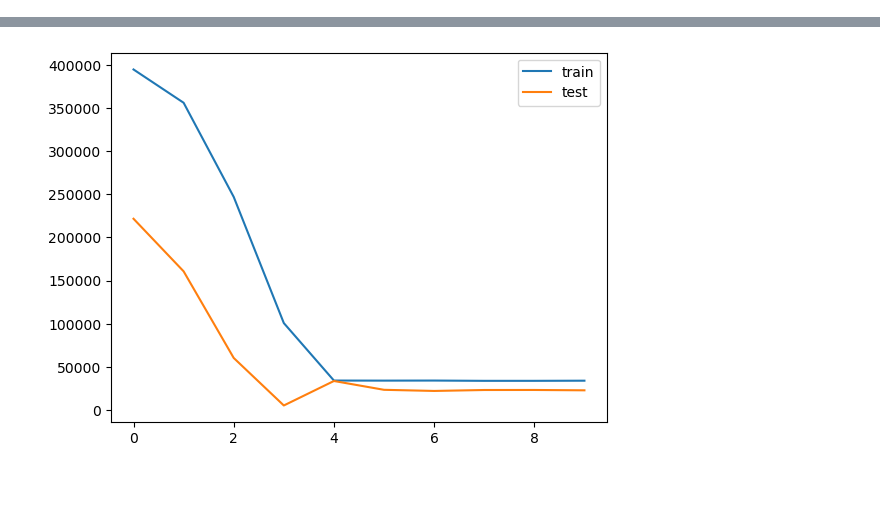
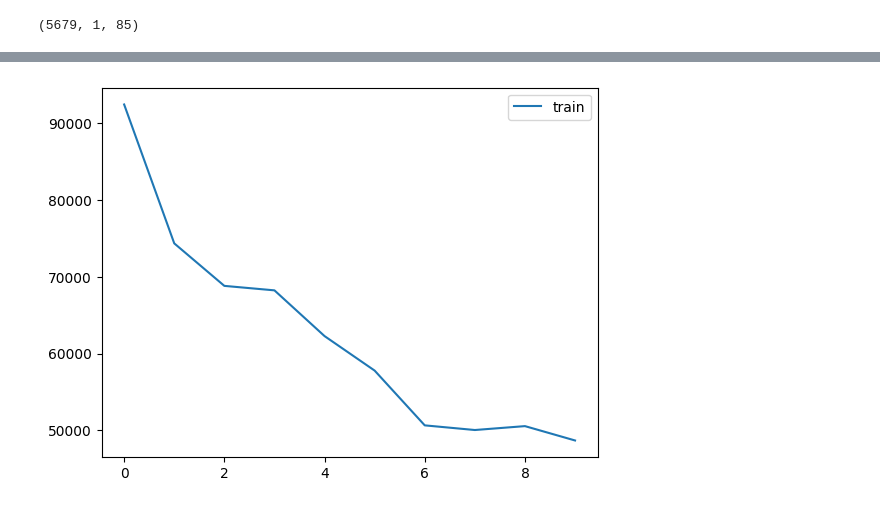
Before and after one commit to dan-vp/iot_co2_ampel_m, a Jupyter notebook: CO2_forecasting.ipynb, the cells around one changed output, grey strips where cells are left out. Saved outputs shown, nothing was run; the diff lists cells and outputs as text; code cells hidden in the pictures.

```diff
--- a/CO2_forecasting.ipynb
+++ b/CO2_forecasting.ipynb
@@ -26,7 +31,13 @@ Index(['date_time', 'tmp', 'hum', 'CO2', 'VOC', 'vis', 'IR', 'BLE', 'rssi',
       dtype='object')
 # %%
 from ML_Preparation.Feature_Engineering import *
-fe = FeatureEngineering(df_preprocessed, label = "CO2", categorical_features = ["room_number", "color", "season"])
+
+fe = FeatureEngineering(df_preprocessed.drop(columns = ["CO2_diff", "CO2_diff_per_sec", "VOC_CO2_ratio"]),
+                        label = "CO2",
+                        categorical_features = ["season", "room_number", "dayofweek", "color"],
+                        automated_feature_engineering = False)
+
+X_train, y_train, X_test, y_test = fe.feature_engineering(skip_scale = True)
 # %%
 df_train = fe.X_train
 df_train["CO2"] = fe.y_train
@@ -85,0 +71,3 @@ for i in range(0, n_out):
+# %%
+train_reframed = transform_data_for_forecasting(df_train, "CO2", 1, 1)
+test_reframed = transform_data_for_forecasting(df_test, "CO2", 1, 1)
@@ -108,3 +136,7 @@ test_y = np.asarray(test_y).astype('float32')
+# %%
+train_X.shape
+# %% [output]
+(5679, 1, 85)
 # %%
 import tensorflow as tf
 from keras.models import Sequential
@@ -113,33 +145,39 @@ from keras.optimizers import Adam, SGD
 from matplotlib import pyplot
 
 class MyLSTMModel:
-    def __init__(self, lstm_units=int(fe.X_train.shape[1]*2),input_shape=(None, fe.X_train.shape[1])):
+    def __init__(self,
+                 n_out,
+                 lstm_units=100,
+                 input_shape=(None, train_X.shape[-1]),
+                 ):
         self.model = Sequential()
-        self.model.add(LSTM(units=lstm_units, input_shape=input_shape, return_sequences = True))
-        self.model.add(Dropout(0.4))
-        self.model.add(LSTM(units=lstm_units*2, return_sequences = True))
+        self.model.add(LSTM(units=lstm_units, input_shape=input_shape, return_sequences = True, recurrent_dropout = 0.3))
         self.model.add(Dropout(0.3))
-        self.model.add(Dropout(0.3))
-        self.model.add(Bidirectional(LSTM(units=lstm_units)))
+        self.model.add(Bidirectional(LSTM(units=lstm_units, recurrent_dropout = 0.3)))
         self.model.add(Dropout(0.3))
         self.model.add(Dense(50, activation = "relu"))
+        self.model.add(Dropout(0.3))
         self.model.add(Dense(30, activation = "relu"))
+        self.model.add(Dropout(0.3))
         self.model.add(Dense(15, activation = "relu"))
+        self.model.add(Dropout(0.3))
 
-        self.model.add(Dense(1))
+        self.model.add(Dense(n_out))
 
-        self.model.compile(optimizer="adam", loss='mse')
+        self.model.compile(optimizer=Adam(learning_rate = 0.05), loss='mse')
 
     def summary(self):
         self.model.summary()
 
 # Instantiate the model
-my_model = MyLSTMModel()
+my_model = MyLSTMModel(1)
 
-history = my_model.model.fit(train_X, train_y, epochs=10, batch_size=256, validation_data=(test_X, test_y), verbose=2, shuffle=False)
+history = my_model.model.fit(train_X, train_y, epochs=10, batch_size=32,
+                             #validation_data=(test_X, test_y),
+                             verbose=2, shuffle=False)
 
 pyplot.plot(history.history['loss'], label='train')
-pyplot.plot(history.history['val_loss'], label='test')
+#pyplot.plot(history.history['val_loss'], label='test')
 pyplot.legend()
 pyplot.show()
 # %% [output]
@@ -166 +204 @@ Epoch 10/10
-[figure, old version]
+[figure, new version]
```
Also changed, not shown: parts of 16 cells of this notebook.
